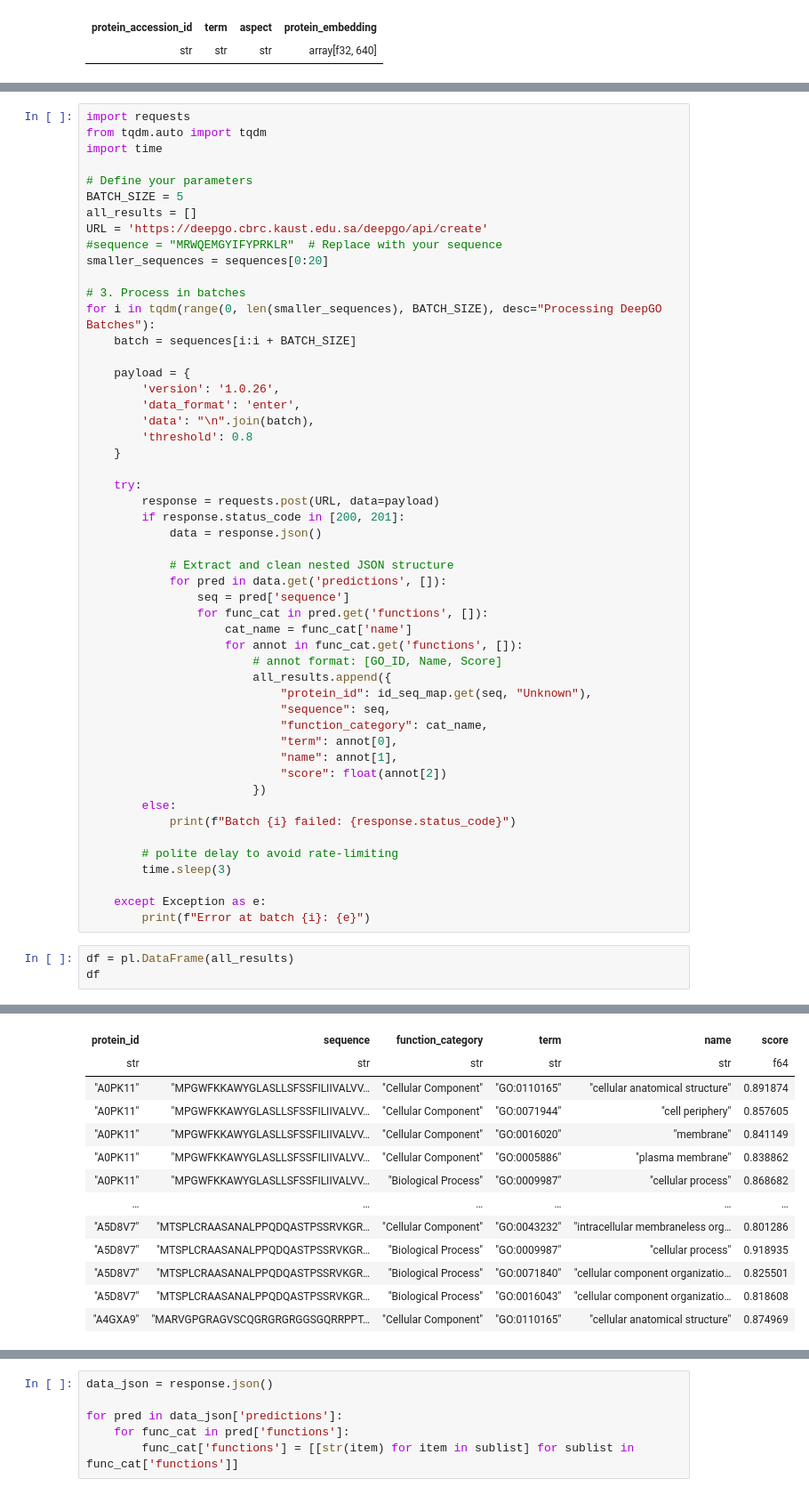
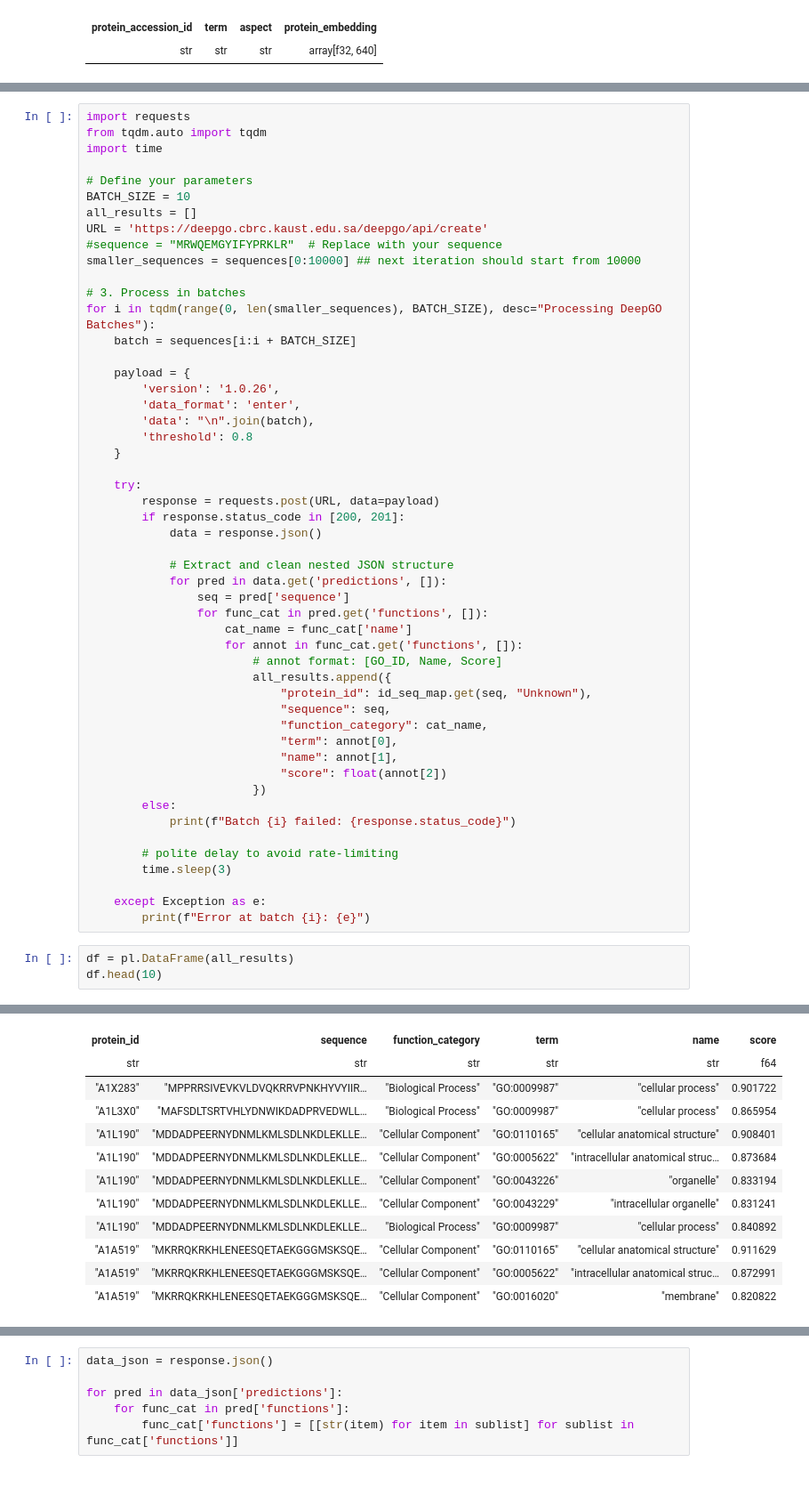
Before and after one commit to sumaniitm/cafa-6-protein-function-prediction-kaggle, a Jupyter notebook: cafa-suman-ontology-based-features.ipynb, the cells around one changed output, grey strips where cells are left out. Shown at 89% size. Cells and saved outputs as stored; diff of their text form.

Commit message:
started 1st batch of 10,000 test protein GO predictions via DeepGO

```diff
--- a/cafa-suman-ontology-based-features.ipynb
+++ b/cafa-suman-ontology-based-features.ipynb
@@ -439,11 +449,11 @@ from tqdm.auto import tqdm
 import time
 
 # Define your parameters
-BATCH_SIZE = 5
+BATCH_SIZE = 10
 all_results = []
 URL = 'https://deepgo.cbrc.kaust.edu.sa/deepgo/api/create'
 #sequence = "MRWQEMGYIFYPRKLR"  # Replace with your sequence
-smaller_sequences = sequences[0:20]
+smaller_sequences = sequences[0:10000] ## next iteration should start from 10000
 
 # 3. Process in batches
 for i in tqdm(range(0, len(smaller_sequences), BATCH_SIZE), desc="Processing DeepGO Batches"):
@@ -486,5 +496,5 @@ for i in tqdm(range(0, len(smaller_sequences), BATCH_SIZE), desc="Processing Dee
         print(f"Error at batch {i}: {e}")
 # %%
 df = pl.DataFrame(all_results)
-df
+df.head(10)
 # %% [output]
@@ -492,13 +502,12 @@ shape: (64, 6)
 | protein_id | sequence | function_category | term | name | score |
 | str | str | str | str | str | f64 |
-| "A0PK11" | "MPGWFKKAWYGLASLLSFSSFILIIVALVV… | "Cellular Component" | "GO:0110165" | "cellular anatomical structure" | 0.891874 |
-| "A0PK11" | "MPGWFKKAWYGLASLLSFSSFILIIVALVV… | "Cellular Component" | "GO:0071944" | "cell periphery" | 0.857605 |
-| "A0PK11" | "MPGWFKKAWYGLASLLSFSSFILIIVALVV… | "Cellular Component" | "GO:0016020" | "membrane" | 0.841149 |
-| "A0PK11" | "MPGWFKKAWYGLASLLSFSSFILIIVALVV… | "Cellular Component" | "GO:0005886" | "plasma membrane" | 0.838862 |
-| "A0PK11" | "MPGWFKKAWYGLASLLSFSSFILIIVALVV… | "Biological Process" | "GO:0009987" | "cellular process" | 0.868682 |
-| … | … | … | … | … | … |
-| "A5D8V7" | "MTSPLCRAASANALPPQDQASTPSSRVKGR… | "Cellular Component" | "GO:0043232" | "intracellular membraneless org… | 0.801286 |
-| "A5D8V7" | "MTSPLCRAASANALPPQDQASTPSSRVKGR… | "Biological Process" | "GO:0009987" | "cellular process" | 0.918935 |
-| "A5D8V7" | "MTSPLCRAASANALPPQDQASTPSSRVKGR… | "Biological Process" | "GO:0071840" | "cellular component organizatio… | 0.825501 |
-| "A5D8V7" | "MTSPLCRAASANALPPQDQASTPSSRVKGR… | "Biological Process" | "GO:0016043" | "cellular component organizatio… | 0.818608 |
-| "A4GXA9" | "MARVGPGRAGVSCQGRGRGRGGSGQRRPPT… | "Cellular Component" | "GO:0110165" | "cellular anatomical structure" | 0.874969 |
+| "A1X283" | "MPPRRSIVEVKVLDVQKRRVPNKHYVYIIR… | "Biological Process" | "GO:0009987" | "cellular process" | 0.901722 |
+| "A1L3X0" | "MAFSDLTSRTVHLYDNWIKDADPRVEDWLL… | "Biological Process" | "GO:0009987" | "cellular process" | 0.865954 |
+| "A1L190" | "MDDADPEERNYDNMLKMLSDLNKDLEKLLE… | "Cellular Component" | "GO:0110165" | "cellular anatomical structure" | 0.908401 |
+| "A1L190" | "MDDADPEERNYDNMLKMLSDLNKDLEKLLE… | "Cellular Component" | "GO:0005622" | "intracellular anatomical struc… | 0.873684 |
+| "A1L190" | "MDDADPEERNYDNMLKMLSDLNKDLEKLLE… | "Cellular Component" | "GO:0043226" | "organelle" | 0.833194 |
+| "A1L190" | "MDDADPEERNYDNMLKMLSDLNKDLEKLLE… | "Cellular Component" | "GO:0043229" | "intracellular organelle" | 0.831241 |
+| "A1L190" | "MDDADPEERNYDNMLKMLSDLNKDLEKLLE… | "Biological Process" | "GO:0009987" | "cellular process" | 0.840892 |
+| "A1A519" | "MKRRQKRKHLENEESQETAEKGGGMSKSQE… | "Cellular Component" | "GO:0110165" | "cellular anatomical structure" | 0.911629 |
+| "A1A519" | "MKRRQKRKHLENEESQETAEKGGGMSKSQE… | "Cellular Component" | "GO:0005622" | "intracellular anatomical struc… | 0.872991 |
+| "A1A519" | "MKRRQKRKHLENEESQETAEKGGGMSKSQE… | "Cellular Component" | "GO:0016020" | "membrane" | 0.820822 |
```
Also changed, not shown: parts of 6 cells of this notebook.
